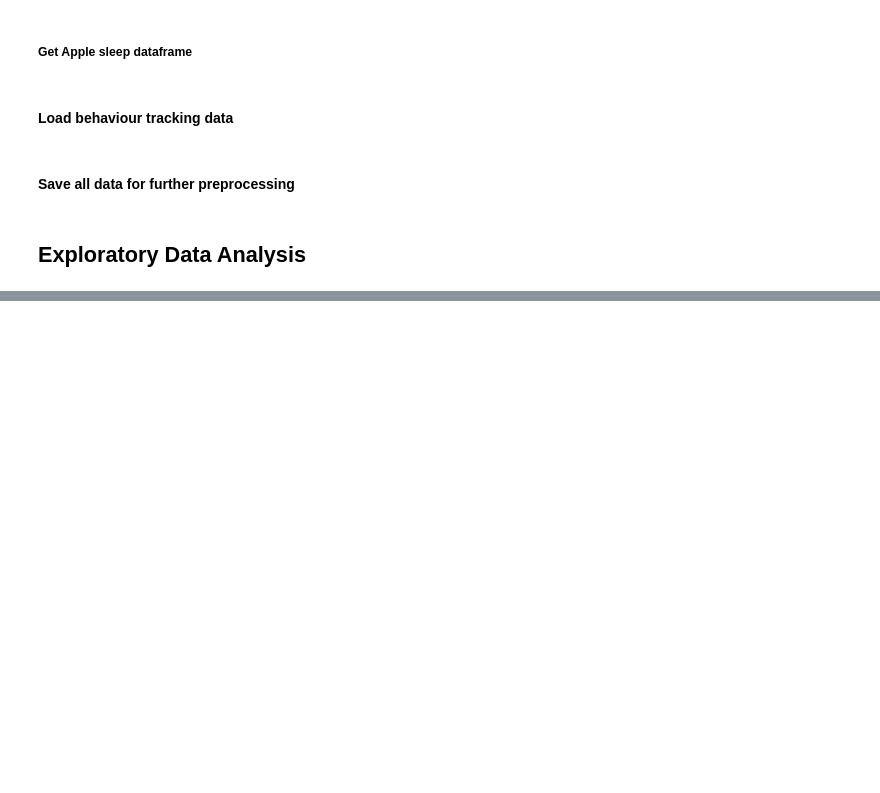
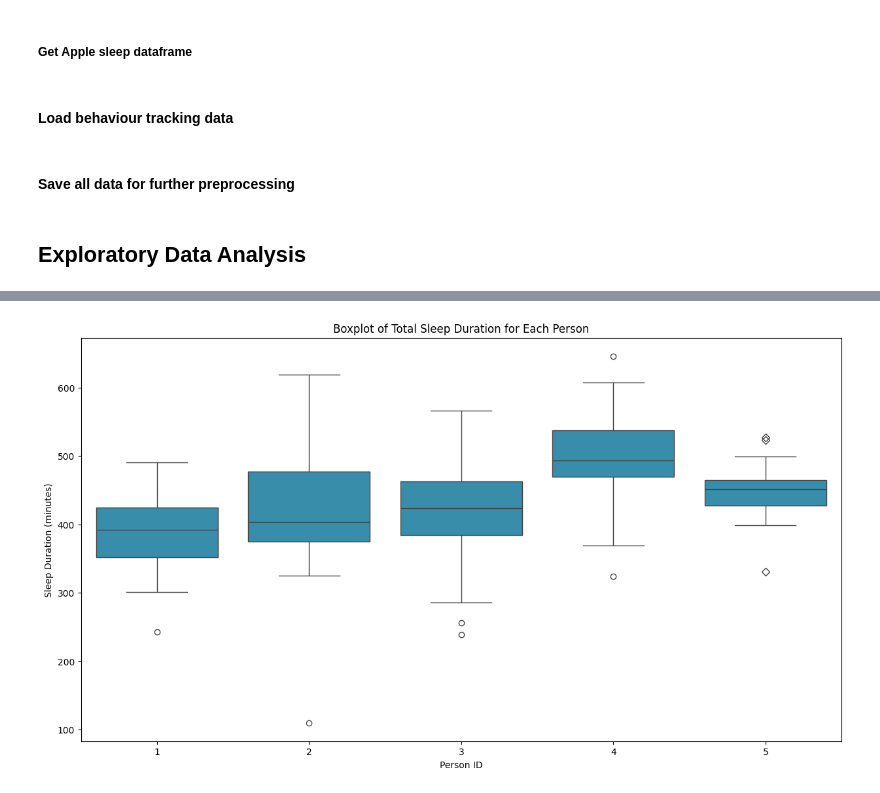
Before and after one commit to RomanNekrasov/smartwake-heart-rate-study, a Jupyter notebook: EDA.ipynb, the cells around one changed output, grey strips where cells are left out. Cells and saved outputs as stored; diff of their text form; code cells hidden in the pictures; blank space fills up the shorter version.

```diff
--- a/EDA.ipynb
+++ b/EDA.ipynb
@@ -196,0 +234,12 @@ Hier simpel houden, bij analysis meer diepgang:
+# %%
+plt.figure(figsize=(15, 8))
+
+# Plot the boxplot for sleep duration
+sns.boxplot(x='Person ID', y='duration', data=x_sleep_df, color='#2596be')
+sns.boxplot(x=['5'] * len(a_sleep_df), y='total_sleep_duration', data=a_sleep_df, color='#2596be', flierprops=dict(marker='D'))
+plt.xlabel('Person ID')
+plt.ylabel('Sleep Duration (minutes)')
+plt.title('Boxplot of Total Sleep Duration for Each Person')
+plt.show()
+# %% [output]
+[figure, added]
```
Also changed, not shown: parts of 19 cells of this notebook.
